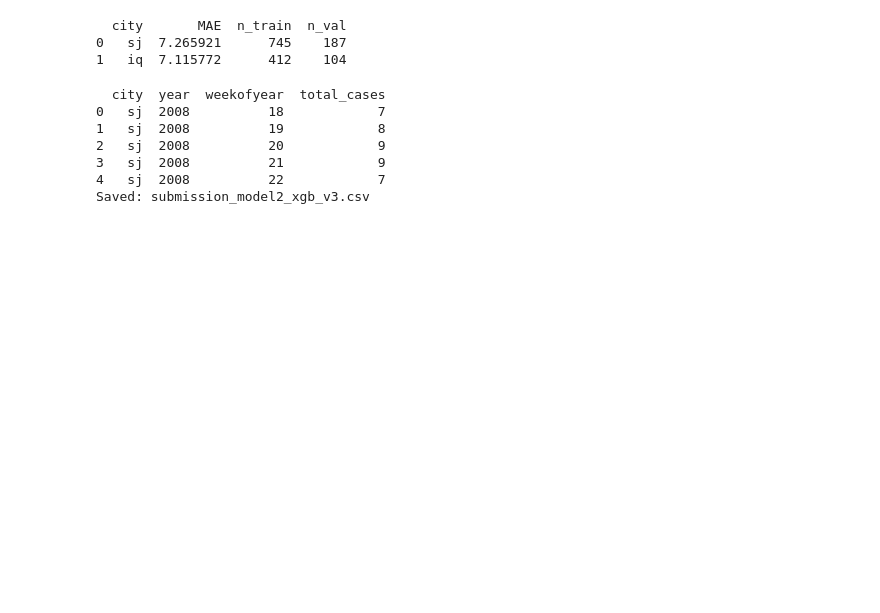
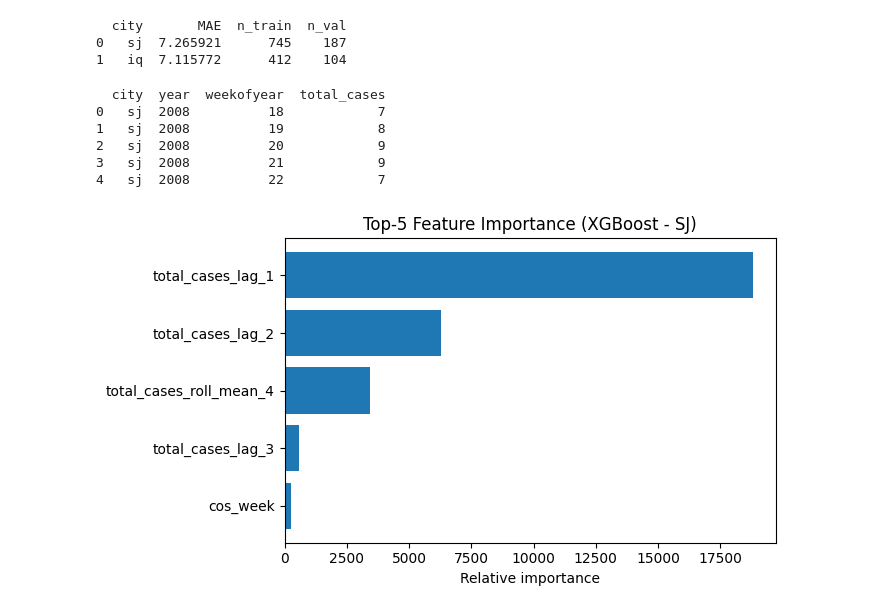
Before and after one commit to emyrkrkmz/ml_term_project, a Jupyter notebook: model_fixed.ipynb, the cells around one changed output. Drawn from its saved outputs; the diff is of its cells as text; code cells hidden in the pictures; blank space fills up the shorter version.

```diff
--- a/model_fixed.ipynb
+++ b/model_fixed.ipynb
@@ -204,10 +205,9 @@ pred_df = pd.concat(pred_parts, ignore_index=True)
 # %%
 sub2 = sub.drop(columns=["total_cases"]).merge(pred_df, on=["city","year","weekofyear"], how="left")
 sub2["total_cases"] = sub2["total_cases"].fillna(0).clip(lower=0).astype(int)
-sub2.to_csv("submission_model2_xgb_v3.csv", index=False)
+sub2.to_csv("submission_model2_xgb.csv", index=False)
 
 print(sub2.head())
-print("Saved: submission_model2_xgb_v3.csv")
 # %% [output]
   city  year  weekofyear  total_cases
 0   sj  2008          18            7
@@ -215,4 +215,25 @@ print("Saved: submission_model2_xgb_v3.csv")
 2   sj  2008          20            9
 3   sj  2008          21            9
 4   sj  2008          22            7
-Saved: submission_model2_xgb_v3.csv
+# %%
+import pandas as pd
+import matplotlib.pyplot as plt
+
+city = "sj"
+model = models[city]
+booster = model.get_booster()
+
+imp = booster.get_score(importance_type="gain")
+imp_df = (pd.DataFrame({"feature": imp.keys(), "importance": imp.values()})
+          .sort_values("importance", ascending=False)
+          .head(5))
+
+plt.figure(figsize=(7,4))
+plt.barh(imp_df["feature"], imp_df["importance"])
+plt.gca().invert_yaxis()
+plt.xlabel("Relative importance")
+plt.title("Top-5 Feature Importance (XGBoost - SJ)")
+plt.tight_layout()
+plt.show()
+# %% [output]
+[figure, added]
```
Also changed, not shown: parts of 2 cells of this notebook, 3 other files.
